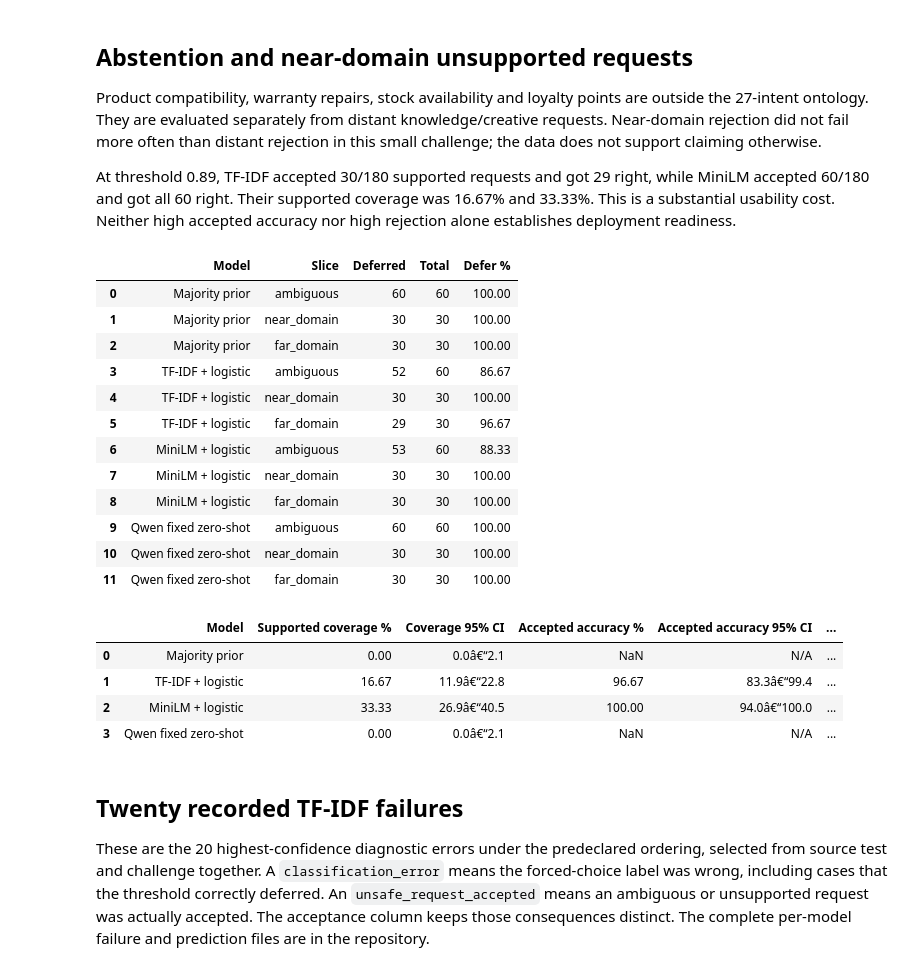
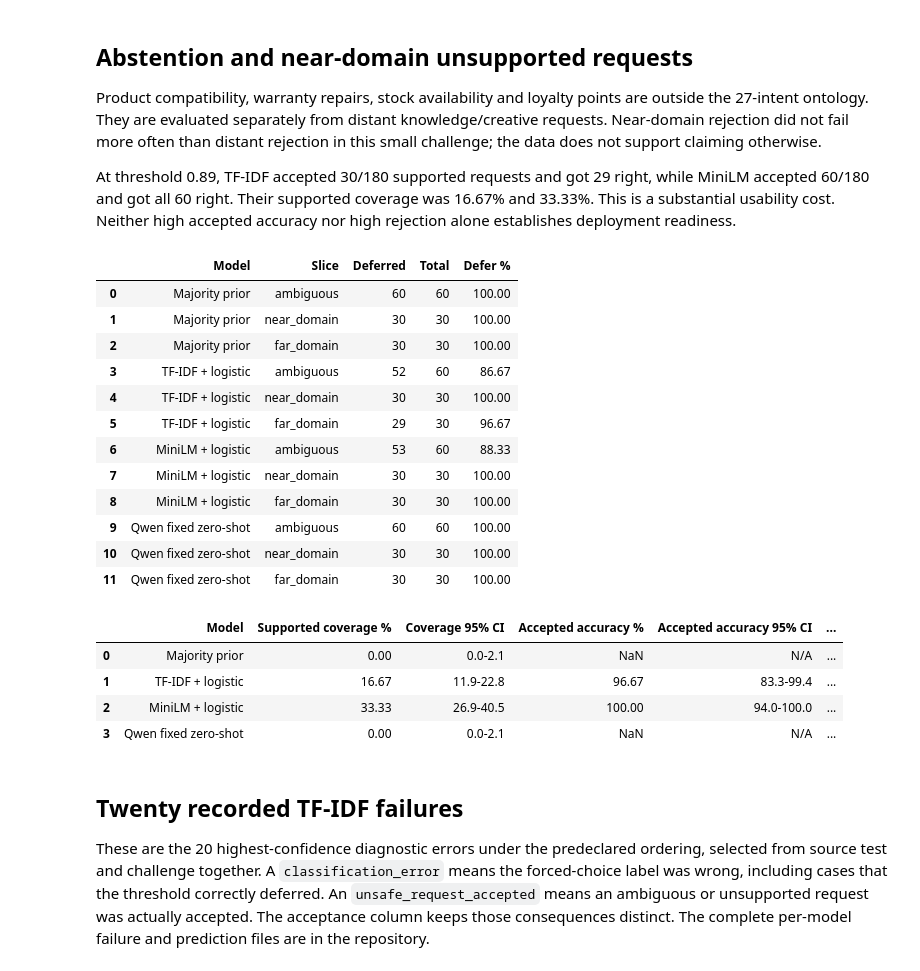
Before and after one commit to dhruvb2028/support-intent-routing-benchmark, a Jupyter notebook: notebooks/support-routing-benchmark.ipynb, the cells around one changed output. Drawn from its saved outputs; the diff is of its cells as text; code cells hidden in the pictures.

```diff
--- a/notebooks/support-routing-benchmark.ipynb
+++ b/notebooks/support-routing-benchmark.ipynb
@@ -68,7 +68,7 @@ for name in names:
         verify_close(rate,declared)
         slice_rows.append({'Model':pretty[name],'Slice':slice_name,'Deferred':deferred,'Total':len(subset),'Defer %':rate*100})
     ci=m['test']['macro_f1_ci95']
-    summary.append({'Model':pretty[name],'Device':m['device'],'Source test macro-F1 %':100*f1,'F1 95% CI':f"{100*ci['low']:.2f}â€“{100*ci['high']:.2f}",'Challenge supported accuracy %':100*forced,'Challenge accepted':f'{int(sa.sum())}/{len(supported)}','Accepted correct':f'{accepted_correct}/{int(sa.sum())}' if sa.any() else 'N/A (none accepted)','Warm median ms':m['latency']['median_ms'],'Warm p95 ms':m['latency']['p95_ms'],'Threshold':m['selected_config']['threshold']})
+    summary.append({'Model':pretty[name],'Device':m['device'],'Source test macro-F1 %':100*f1,'F1 95% CI':f"{100*ci['low']:.2f}-{100*ci['high']:.2f}",'Challenge supported accuracy %':100*forced,'Challenge accepted':f'{int(sa.sum())}/{len(supported)}','Accepted correct':f'{accepted_correct}/{int(sa.sum())}' if sa.any() else 'N/A (none accepted)','Warm median ms':m['latency']['median_ms'],'Warm p95 ms':m['latency']['p95_ms'],'Threshold':m['selected_config']['threshold']})
 summary=pd.DataFrame(summary)
 display(summary.round(3))
 print('All reconstructed point metrics agree with recorded final metrics.')
@@ -110,29 +110,29 @@ At threshold 0.89, TF-IDF accepted 30/180 supported requests and got 29 right, w
 # %%
 display(pd.DataFrame(slice_rows).round(2))
 coverage_rows=[]
 for n in names:
     m=models[n]['challenge_test'];s=m['supported'];ci=s['selective_accuracy_ci95']
-    coverage_rows.append({'Model':pretty[n],'Supported coverage %':s['coverage']*100,'Coverage 95% CI':f"{s['coverage_ci95']['low']*100:.1f}â€“{s['coverage_ci95']['high']*100:.1f}",'Accepted accuracy %':None if s['selective_accuracy'] is None else s['selective_accuracy']*100,'Accepted accuracy 95% CI':'N/A' if ci is None else f"{ci['low']*100:.1f}â€“{ci['high']*100:.1f}",'Ambiguous accepted':int(round(60*(1-m['ambiguous_defer_rate'])))})
+    coverage_rows.append({'Model':pretty[n],'Supported coverage %':s['coverage']*100,'Coverage 95% CI':f"{s['coverage_ci95']['low']*100:.1f}-{s['coverage_ci95']['high']*100:.1f}",'Accepted accuracy %':None if s['selective_accuracy'] is None else s['selective_accuracy']*100,'Accepted accuracy 95% CI':'N/A' if ci is None else f"{ci['low']*100:.1f}-{ci['high']*100:.1f}",'Ambiguous accepted':int(round(60*(1-m['ambiguous_defer_rate'])))})
 display(pd.DataFrame(coverage_rows).round(2))
 # %% [output]
 |  | Model | Slice | Deferred | Total | Defer % |
 | 0 | Majority prior | ambiguous | 60 | 60 | 100.00 |
 | 1 | Majority prior | near_domain | 30 | 30 | 100.00 |
 | 2 | Majority prior | far_domain | 30 | 30 | 100.00 |
 | 3 | TF-IDF + logistic | ambiguous | 52 | 60 | 86.67 |
 | 4 | TF-IDF + logistic | near_domain | 30 | 30 | 100.00 |
 | 5 | TF-IDF + logistic | far_domain | 29 | 30 | 96.67 |
 | 6 | MiniLM + logistic | ambiguous | 53 | 60 | 88.33 |
 | 7 | MiniLM + logistic | near_domain | 30 | 30 | 100.00 |
 | 8 | MiniLM + logistic | far_domain | 30 | 30 | 100.00 |
 | 9 | Qwen fixed zero-shot | ambiguous | 60 | 60 | 100.00 |
 | 10 | Qwen fixed zero-shot | near_domain | 30 | 30 | 100.00 |
 | 11 | Qwen fixed zero-shot | far_domain | 30 | 30 | 100.00 |
 |  | Model | Supported coverage % | Coverage 95% CI | Accepted accuracy % | Accepted accuracy 95% CI | ... |
-| 0 | Majority prior | 0.00 | 0.0â€“2.1 | NaN | N/A | ... |
-| 1 | TF-IDF + logistic | 16.67 | 11.9â€“22.8 | 96.67 | 83.3â€“99.4 | ... |
-| 2 | MiniLM + logistic | 33.33 | 26.9â€“40.5 | 100.00 | 94.0â€“100.0 | ... |
-| 3 | Qwen fixed zero-shot | 0.00 | 0.0â€“2.1 | NaN | N/A | ... |
+| 0 | Majority prior | 0.00 | 0.0-2.1 | NaN | N/A | ... |
+| 1 | TF-IDF + logistic | 16.67 | 11.9-22.8 | 96.67 | 83.3-99.4 | ... |
+| 2 | MiniLM + logistic | 33.33 | 26.9-40.5 | 100.00 | 94.0-100.0 | ... |
+| 3 | Qwen fixed zero-shot | 0.00 | 0.0-2.1 | NaN | N/A | ... |
 # %% [markdown]
 ## Twenty recorded TF-IDF failures
 
```
Also changed, not shown: parts of 2 cells of this notebook, 2 other files.
